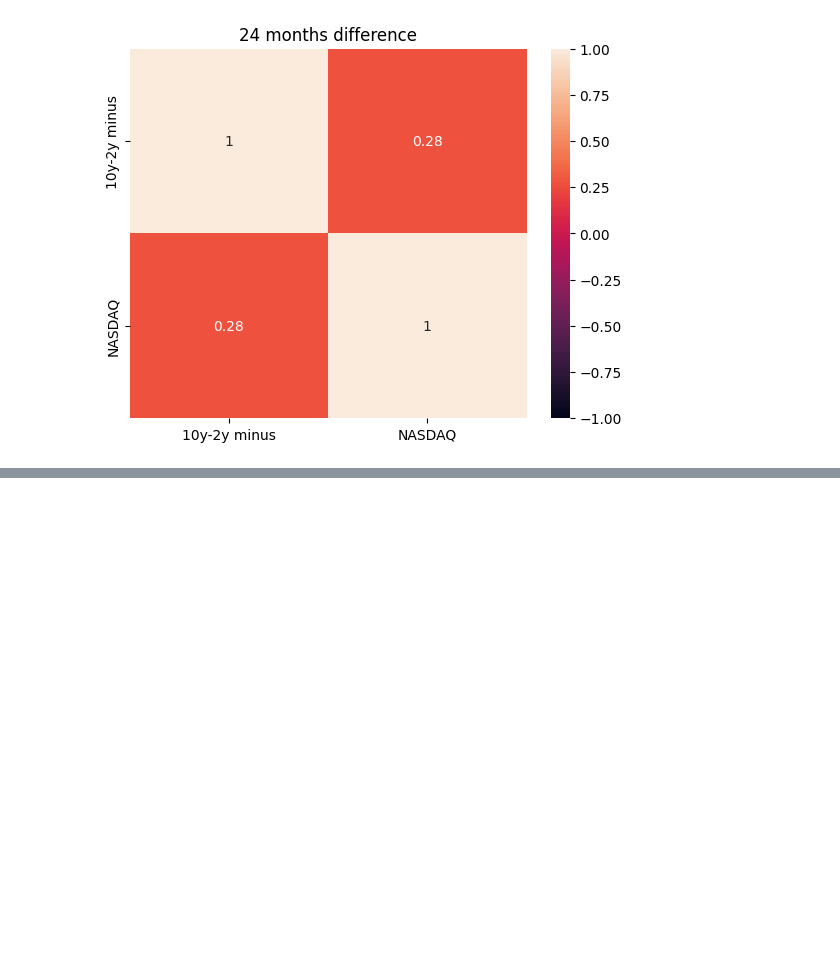
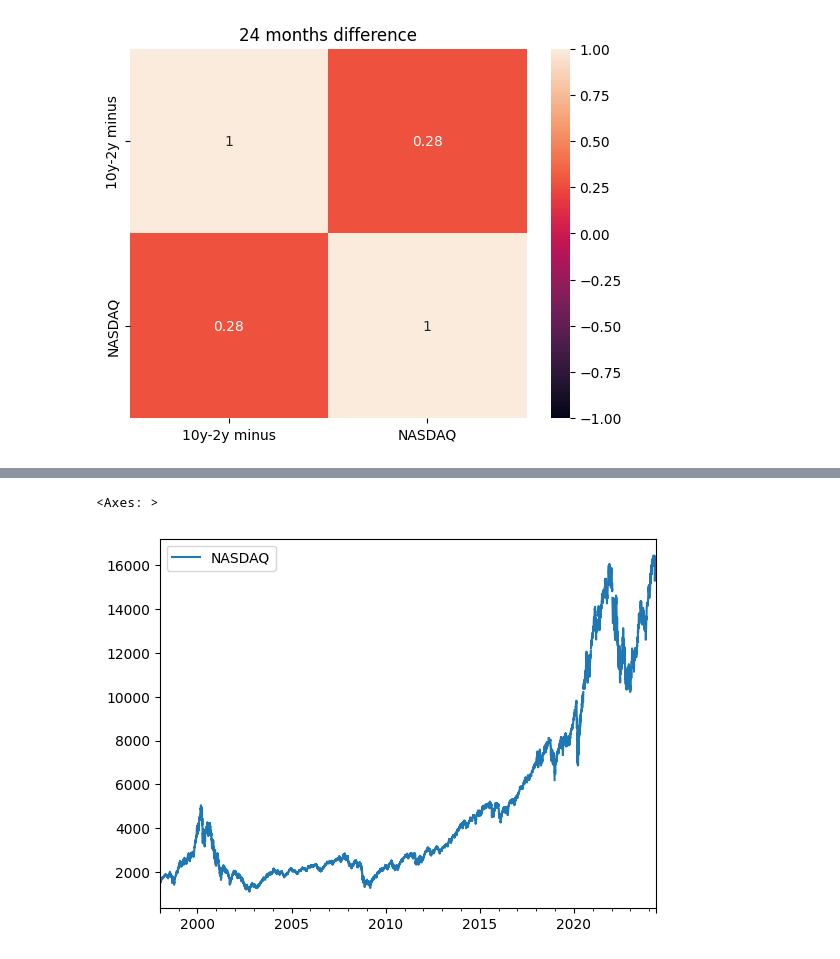
Before and after one commit to jeanDeluge/upstage_eda_1, a Jupyter notebook: data_EDA.ipynb, the cells around one changed output, grey strips where cells are left out. Cells and saved outputs as stored; diff of their text form; code cells hidden in the pictures; blank space fills up the shorter version.

```diff
--- a/data_EDA.ipynb
+++ b/data_EDA.ipynb
@@ -579,0 +605,5 @@ Text(0.5, 1.0, '24 months difference')
+# %%
+NASDAQ.plot()
+# %% [output]
+<Axes: >
+[figure, added]
```
Also changed, not shown: parts of 32 cells of this notebook.
